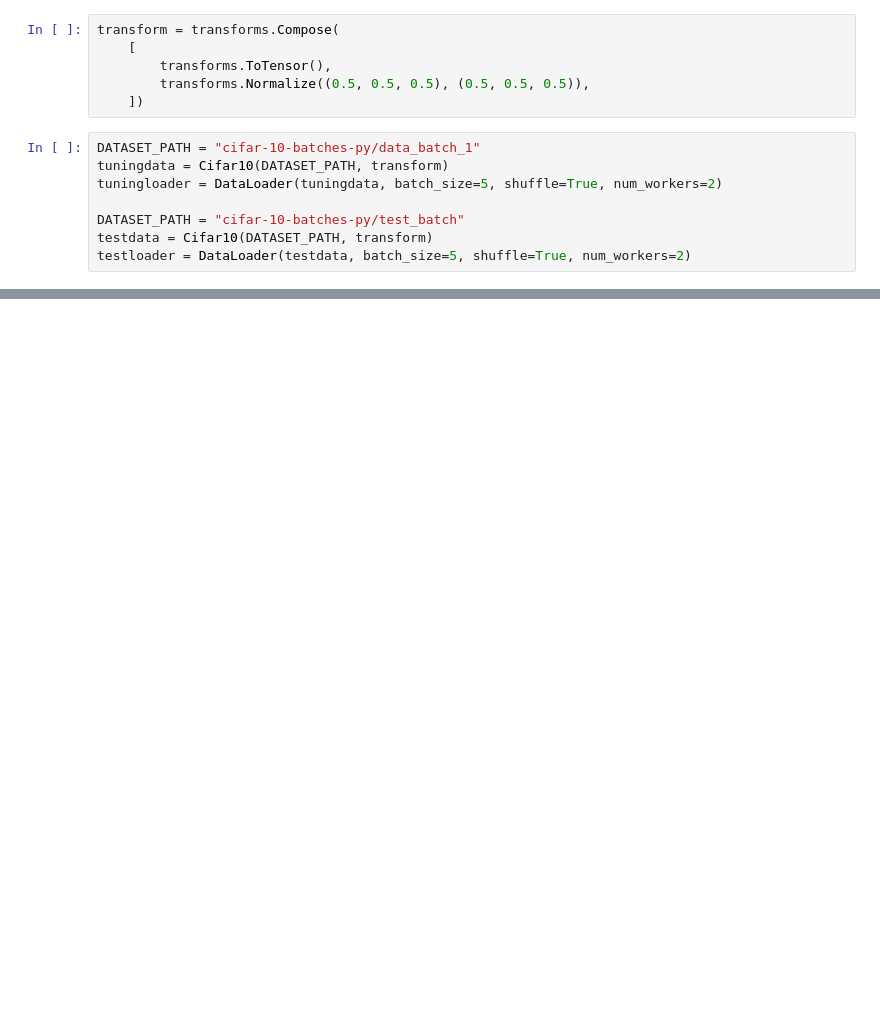
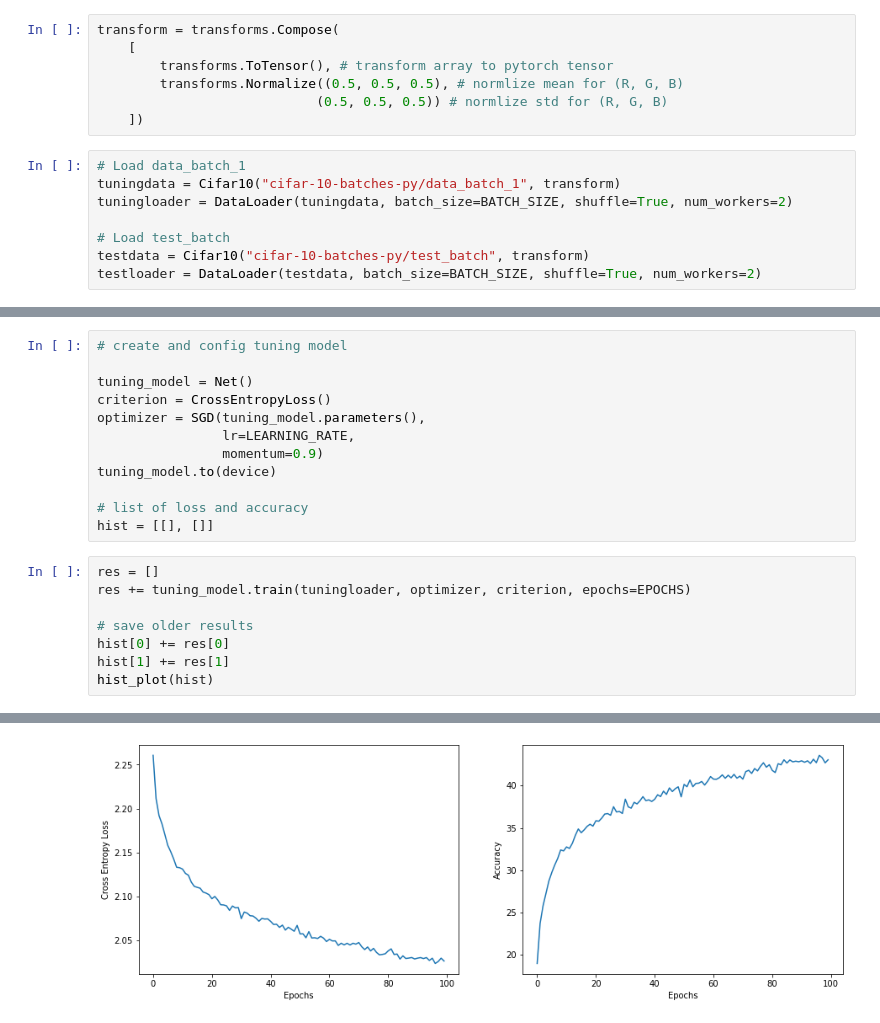
Before and after one commit to MohamadRezaei0/Cifar10-classification-mlp-pytorch, a Jupyter notebook: project2.ipynb, the cells around one changed output, grey strips where cells are left out. Saved outputs shown, nothing was run; the diff lists cells and outputs as text; blank space fills up the shorter version.

Commit message:
model trained and saved

```diff
--- a/project2.ipynb
+++ b/project2.ipynb
@@ -11,14 +75,15 @@ import glob
 # %%
 transform = transforms.Compose(
     [
-        transforms.ToTensor(),
-        transforms.Normalize((0.5, 0.5, 0.5), (0.5, 0.5, 0.5)),
+        transforms.ToTensor(), # transform array to pytorch tensor
+        transforms.Normalize((0.5, 0.5, 0.5), # normlize mean for (R, G, B)
+                            (0.5, 0.5, 0.5)) # normlize std for (R, G, B)
     ])
 # %%
-DATASET_PATH = "cifar-10-batches-py/data_batch_1"
-tuningdata = Cifar10(DATASET_PATH, transform)
-tuningloader = DataLoader(tuningdata, batch_size=5, shuffle=True, num_workers=2)
+# Load data_batch_1
+tuningdata = Cifar10("cifar-10-batches-py/data_batch_1", transform)
+tuningloader = DataLoader(tuningdata, batch_size=BATCH_SIZE, shuffle=True, num_workers=2)
 
-DATASET_PATH = "cifar-10-batches-py/test_batch"
-testdata = Cifar10(DATASET_PATH, transform)
-testloader = DataLoader(testdata, batch_size=5, shuffle=True, num_workers=2)
+# Load test_batch
+testdata = Cifar10("cifar-10-batches-py/test_batch", transform)
+testloader = DataLoader(testdata, batch_size=BATCH_SIZE, shuffle=True, num_workers=2)
@@ -34,0 +110,21 @@ device(type='cuda')
+# %%
+# create and config tuning model
+
+tuning_model = Net()
+criterion = CrossEntropyLoss()
+optimizer = SGD(tuning_model.parameters(),
+                lr=LEARNING_RATE,
+                momentum=0.9)
+tuning_model.to(device)
+
+# list of loss and accuracy
+hist = [[], []]
+# %%
+res = []
+res += tuning_model.train(tuningloader, optimizer, criterion, epochs=EPOCHS)
+
+# save older results
+hist[0] += res[0]
+hist[1] += res[1]
+hist_plot(hist)
+# %% [output]
@@ -34,0 +148 @@ device(type='cuda')
+[figure, added]
```
Also changed, not shown: parts of 25 cells of this notebook, 3 other files.
